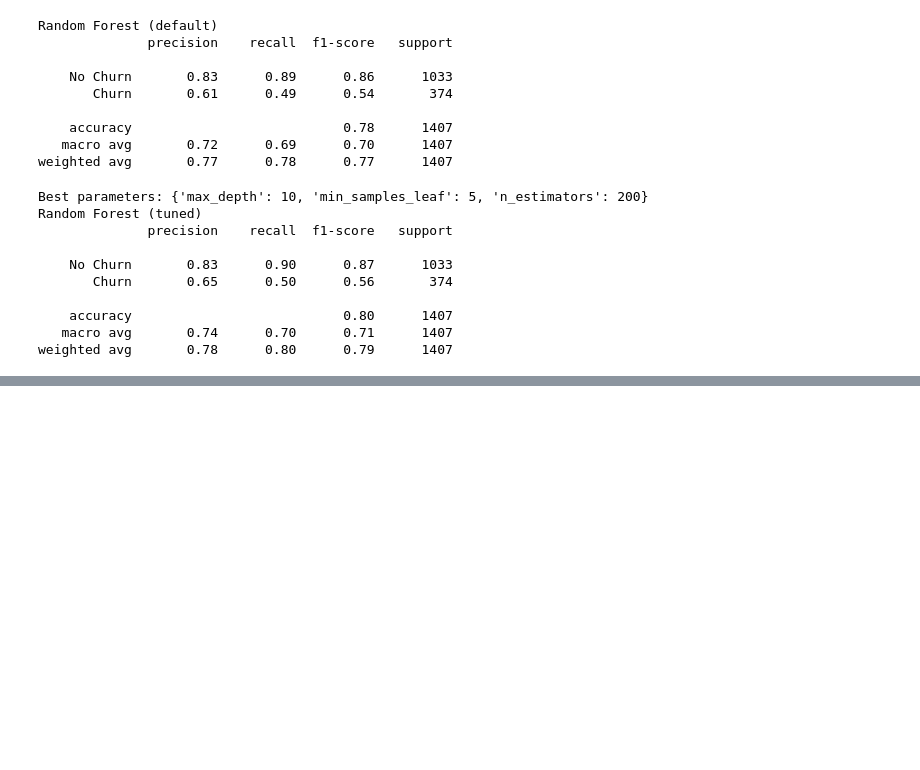
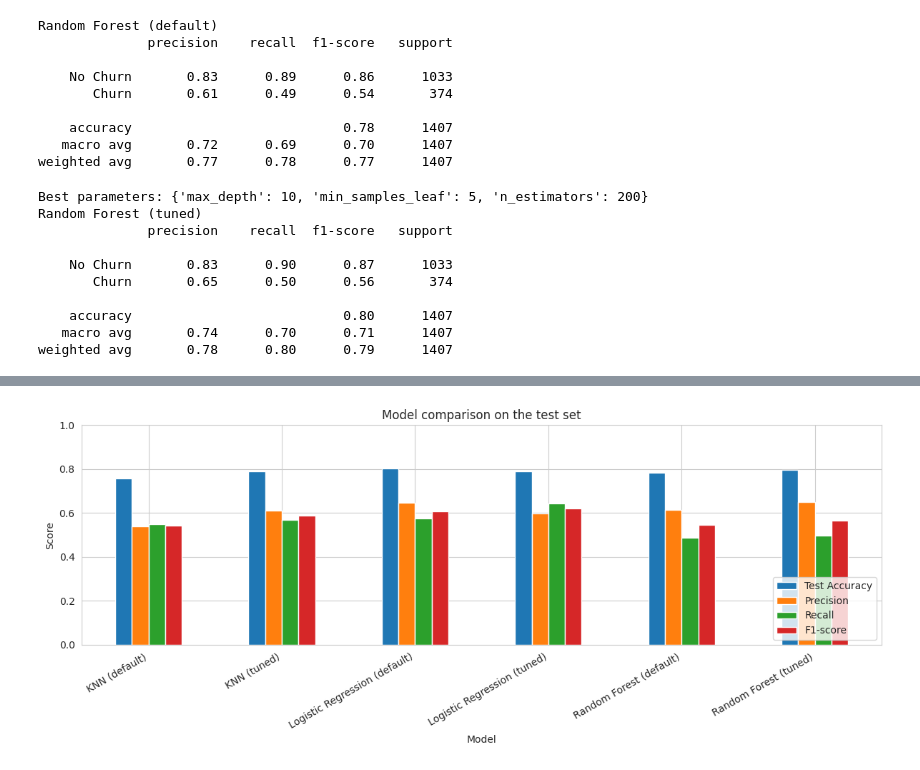
Before and after one commit to wageesha111/telco-churn-prediction, a Jupyter notebook: Telco_Churn_Coursework.ipynb, the cells around one changed output, grey strips where cells are left out. Saved outputs shown, nothing was run; the diff lists cells and outputs as text; code cells hidden in the pictures; blank space fills up the shorter version.

Commit message:
Compare models with metrics and confusion matrices

```diff
--- a/Telco_Churn_Coursework.ipynb
+++ b/Telco_Churn_Coursework.ipynb
@@ -509,0 +513,3 @@ weighted avg       0.78      0.80      0.79      1407
+# %%
+results_df = pd.DataFrame(results).set_index("Model").round(3)
+results_df
@@ -509,0 +525,11 @@ weighted avg       0.78      0.80      0.79      1407
+# %%
+results_df[["Test Accuracy", "Precision", "Recall", "F1-score"]].plot(kind="bar", figsize=(12, 5))
+plt.title("Model comparison on the test set")
+plt.ylabel("Score")
+plt.xticks(rotation=30, ha="right")
+plt.ylim(0, 1)
+plt.legend(loc="lower right")
+plt.tight_layout()
+plt.show()
+# %% [output]
+[figure, added]
```
Also changed, not shown: parts of 6 cells of this notebook.
